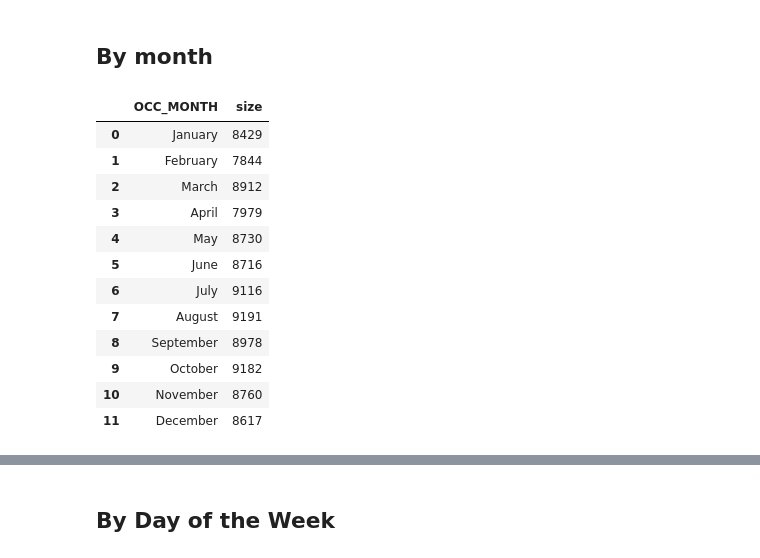
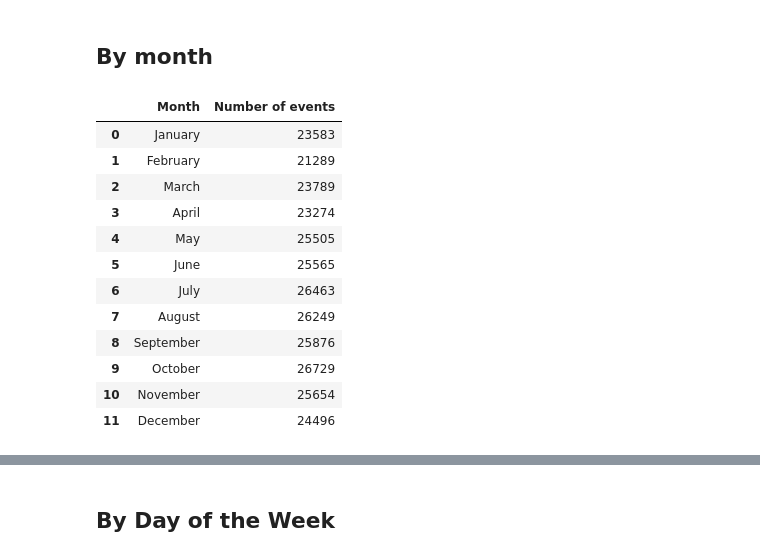
Before and after one commit to fannysigouin/project1, a Jupyter notebook: q2_peak_times.ipynb, the cells around one changed output, grey strips where cells are left out. Cells and saved outputs as stored; diff of their text form; code cells hidden in the pictures.

```diff
--- a/q2_peak_times.ipynb
+++ b/q2_peak_times.ipynb
@@ -14,12 +15,38 @@ import matplotlib.pyplot as plt
 # %%
 # Read in data
-df = pd.read_csv(Path('resources', 'mci_no_duplicates_2018_20_22.csv'))
+# df = pd.read_csv(Path('resources', 'mci_no_duplicates_2018_20_22.csv'))
 
-# Keep only the relevant columns
-df = df[['OCC_DATE', 'OCC_YEAR', 'OCC_MONTH', 'OCC_DAY', 'OCC_DOY', 'OCC_DOW', 'OCC_HOUR', 'MCI_CATEGORY', 'OFFENCE']]
+# read all data instead
+df = pd.read_csv(Path('resources', 'mci_no_duplicates_2014_and_over.csv'))
+
+# Keep only the relevant columns, rename them and drop na
+df = (df[['OCC_DATE', 'OCC_YEAR', 'OCC_MONTH', 'OCC_DAY', 'OCC_DOY', 'OCC_DOW', 'OCC_HOUR', 'MCI_CATEGORY', 'OFFENCE']]
+    .rename(
+        columns={
+            'OCC_DATE': 'Date',
+            'OCC_YEAR': 'Year',
+            'OCC_MONTH': 'Month',
+            'OCC_DAY': 'Day of the Month',
+            'OCC_DOY': 'Day of the Year',
+            'OCC_DOW': 'Day of the Week',
+            'OCC_HOUR': 'Hour',
+            'MCI_CATEGORY': 'Category',
+            'OFFENCE': 'Offence',
+        }
+    )
+    # .dropna(thresh=7)
+)
+
+
+# Make year a string
+df['Year'] = (df['Year']
+    .astype('string')
+    .str.replace('.0', '',regex=False)
+)
+
 
 # Make month an ordered categorical variable
-df['OCC_MONTH'] = (df['OCC_MONTH']
+df['Month'] = (df['Month']
     .astype(
         CategoricalDtype(
             categories=[
@@ -40,7 +67,7 @@ df['OCC_MONTH'] = (df['OCC_MONTH']
 )
 
 # Make day of the week an ordered categorical variable
-df['OCC_DOW'] = (df['OCC_DOW']
+df['Day of the Week'] = (df['Day of the Week']
     .str.strip()
     .astype(
         CategoricalDtype(
@@ -142,21 +269,24 @@ plt.show()
 ## By month
 # %%
 df_by_month = (df
-    .groupby('OCC_MONTH', as_index=False)
+    .groupby('Month', as_index=False)
     .size()
+    .fillna(0)
+    .rename(columns={'size': 'Number of events'})
 )
+
 df_by_month
 # %% [output]
-|  | OCC_MONTH | size |
-| 0 | January | 8429 |
-| 1 | February | 7844 |
-| 2 | March | 8912 |
-| 3 | April | 7979 |
-| 4 | May | 8730 |
-| 5 | June | 8716 |
-| 6 | July | 9116 |
-| 7 | August | 9191 |
-| 8 | September | 8978 |
-| 9 | October | 9182 |
-| 10 | November | 8760 |
-| 11 | December | 8617 |
+|  | Month | Number of events |
+| 0 | January | 23583 |
+| 1 | February | 21289 |
+| 2 | March | 23789 |
+| 3 | April | 23274 |
+| 4 | May | 25505 |
+| 5 | June | 25565 |
+| 6 | July | 26463 |
+| 7 | August | 26249 |
+| 8 | September | 25876 |
+| 9 | October | 26729 |
+| 10 | November | 25654 |
+| 11 | December | 24496 |
```
Also changed, not shown: parts of 33 cells of this notebook.
